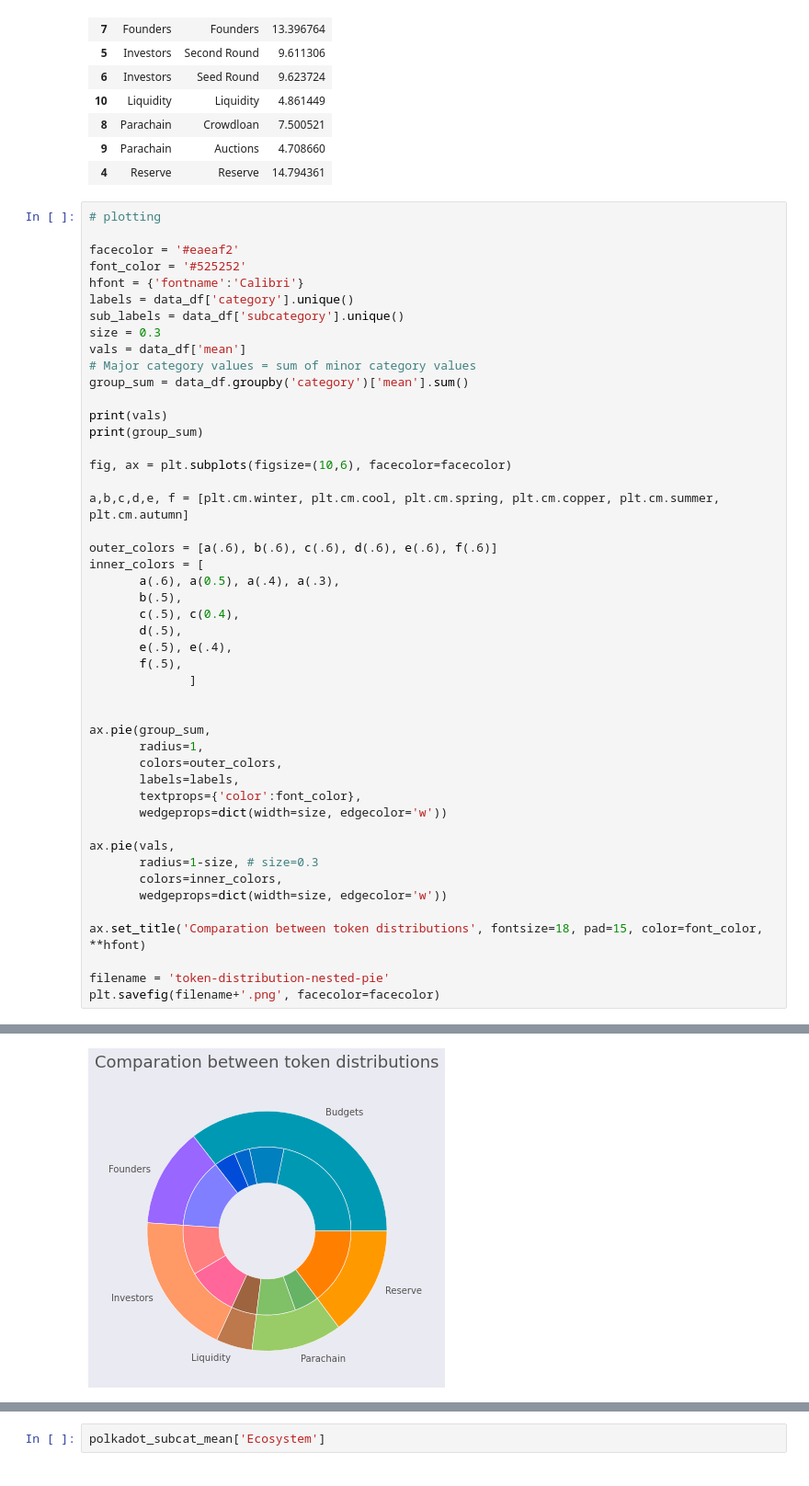
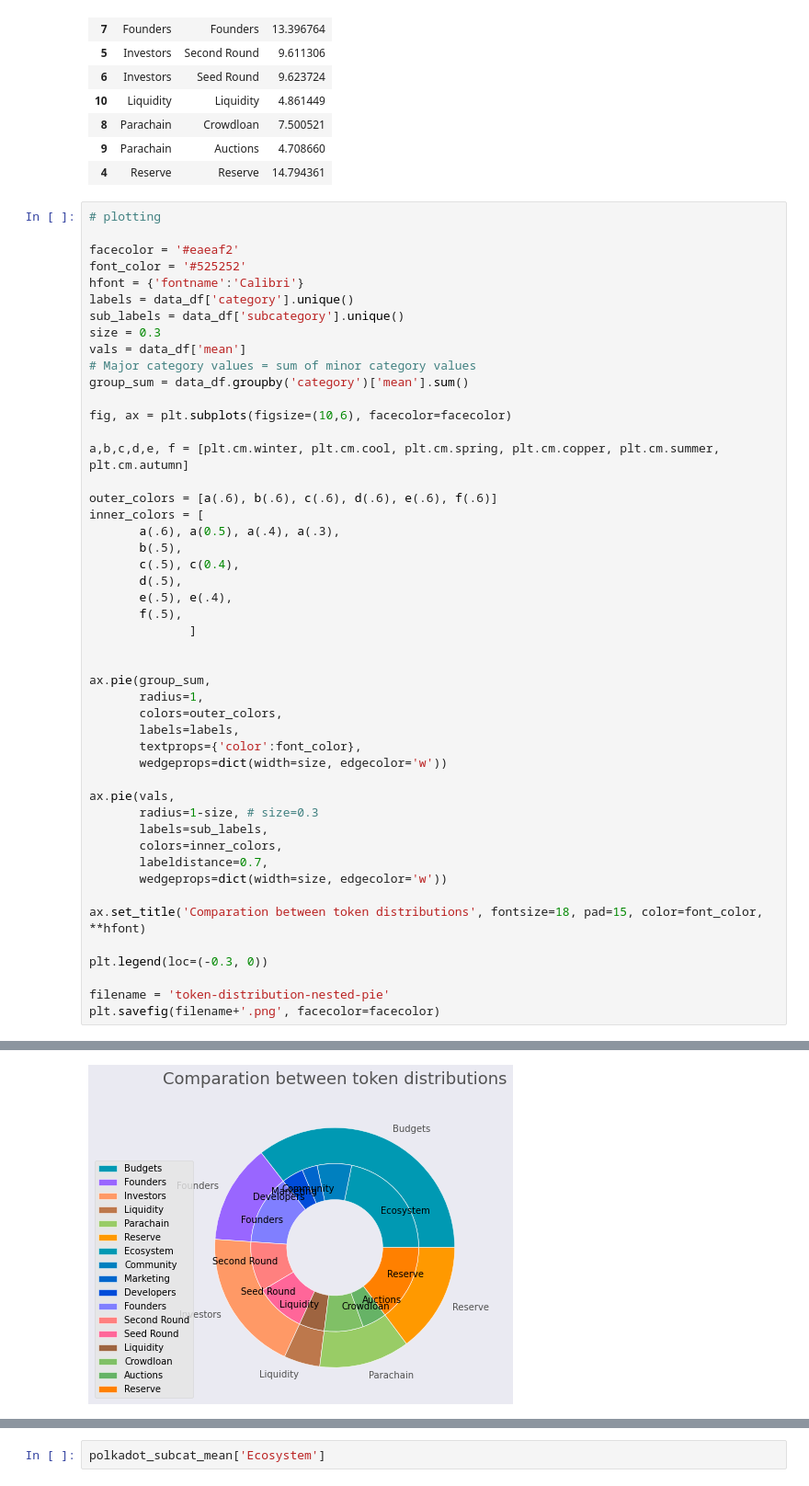
Before and after one commit to hashed-io/hashed-genesis-token-distribution-scraping, a Jupyter notebook: genesis_token.ipynb, the cells around one changed output, grey strips where cells are left out. Shown at 92% size. Saved outputs shown, nothing was run; the diff lists cells and outputs as text.

Commit message:
labeling

```diff
--- a/genesis_token.ipynb
+++ b/genesis_token.ipynb
@@ -392,9 +392,6 @@ size = 0.3
 vals = data_df['mean']
 # Major category values = sum of minor category values
 group_sum = data_df.groupby('category')['mean'].sum()
-
-print(vals)
-print(group_sum)
 
 fig, ax = plt.subplots(figsize=(10,6), facecolor=facecolor)
 
@@ -420,11 +417,15 @@ ax.pie(group_sum,
 
 ax.pie(vals,
        radius=1-size, # size=0.3
+       labels=sub_labels,
        colors=inner_colors,
+       labeldistance=0.7,
        wedgeprops=dict(width=size, edgecolor='w'))
 
 ax.set_title('Comparation between token distributions', fontsize=18, pad=15, color=font_color, **hfont)
 
+plt.legend(loc=(-0.3, 0))
+
 filename = 'token-distribution-nested-pie'
 plt.savefig(filename+'.png', facecolor=facecolor)
 # %% [output]
@@ -451,4 +432,4 @@ Name: mean, dtype: float64
-[figure, old version]
+[figure, new version]
 # %%
 labels = categories['Category'].unique()
 # polkadot_subcat_mean means
```
Also changed, not shown: parts of 3 cells of this notebook.
